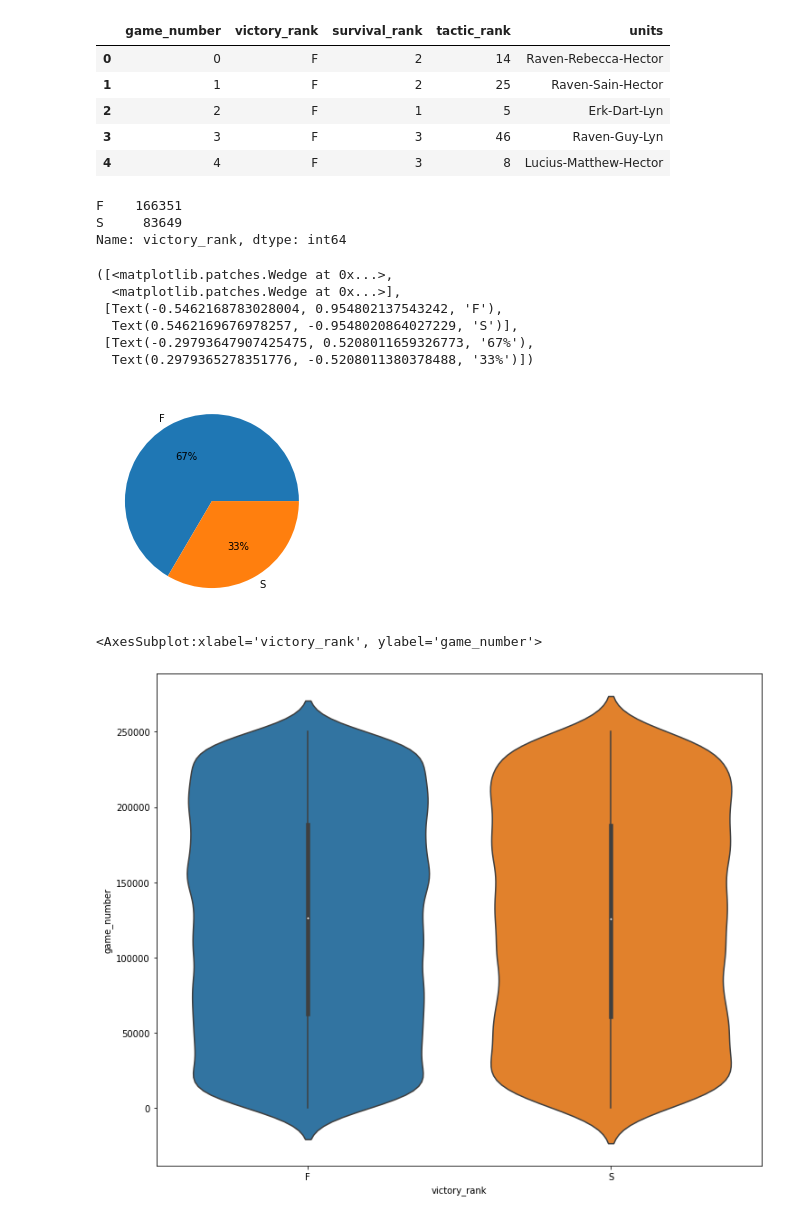
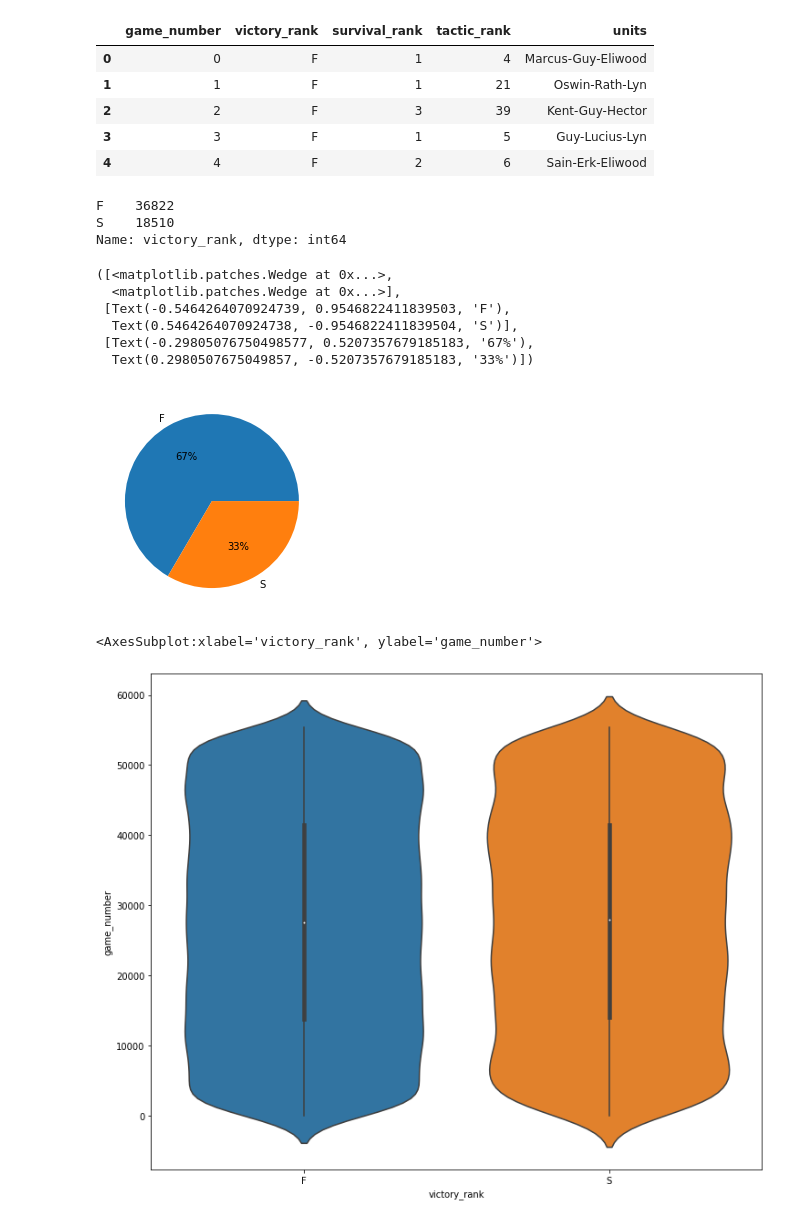
Before and after one commit to jkcarney/pyre-emblem, a Jupyter notebook: data/buffedenemies3.ipynb, the cells around one changed output. Drawn from its saved outputs; the diff is of its cells as text; code cells hidden in the pictures.

```diff
--- a/data/buffedenemies3.ipynb
+++ b/data/buffedenemies3.ipynb
@@ -5,22 +5,22 @@ import numpy as np
 import matplotlib.pyplot as plt
 import sqlite3
 
-conn = sqlite3.connect('pleaserun.db')
+conn = sqlite3.connect('buffedenemies3.db')
 data = pd.read_sql_query("SELECT * FROM FEstats", conn)
 
 data.head(5)
 # %% [output]
 |  | game_number | victory_rank | survival_rank | tactic_rank | units |
-| 0 | 0 | F | 2 | 14 | Raven-Rebecca-Hector |
-| 1 | 1 | F | 2 | 25 | Raven-Sain-Hector |
-| 2 | 2 | F | 1 | 5 | Erk-Dart-Lyn |
-| 3 | 3 | F | 3 | 46 | Raven-Guy-Lyn |
-| 4 | 4 | F | 3 | 8 | Lucius-Matthew-Hector |
+| 0 | 0 | F | 1 | 4 | Marcus-Guy-Eliwood |
+| 1 | 1 | F | 1 | 21 | Oswin-Rath-Lyn |
+| 2 | 2 | F | 3 | 39 | Kent-Guy-Hector |
+| 3 | 3 | F | 1 | 5 | Guy-Lucius-Lyn |
+| 4 | 4 | F | 2 | 6 | Sain-Erk-Eliwood |
 # %%
 data['victory_rank'].value_counts()
 # %% [output]
-F    166351
-S     83649
+F    36822
+S    18510
 Name: victory_rank, dtype: int64
 # %%
 vc = data['victory_rank'].value_counts()
@@ -28,17 +28,17 @@ plt.pie(vc, labels=vc.index, autopct='%.0f%%')
 # %% [output]
 ([<matplotlib.patches.Wedge at 0x...>,
   <matplotlib.patches.Wedge at 0x...>],
- [Text(-0.5462168783028004, 0.954802137543242, 'F'),
-  Text(0.5462169676978257, -0.9548020864027229, 'S')],
- [Text(-0.29793647907425475, 0.5208011659326773, '67%'),
-  Text(0.2979365278351776, -0.5208011380378488, '33%')])
+ [Text(-0.5464264070924739, 0.9546822411839503, 'F'),
+  Text(0.5464264070924738, -0.9546822411839504, 'S')],
+ [Text(-0.29805076750498577, 0.5207357679185183, '67%'),
+  Text(0.2980507675049857, -0.5207357679185183, '33%')])
 [figure]
 # %%
 plt.figure(figsize=(12,10))
-sns.violinplot(x='victory_rank', y='game_number', data=data.sample(frac=0.1))
+sns.violinplot(x='victory_rank', y='game_number', data=data)
 # %% [output]
 <AxesSubplot:xlabel='victory_rank', ylabel='game_number'>
-[figure, old version]
+[figure, new version]
 # %%
 plt.figure(figsize=(12,10))
 sns.violinplot(x='survival_rank', y='game_number', data=data)
```
Also changed, not shown: parts of 6 cells of this notebook.
